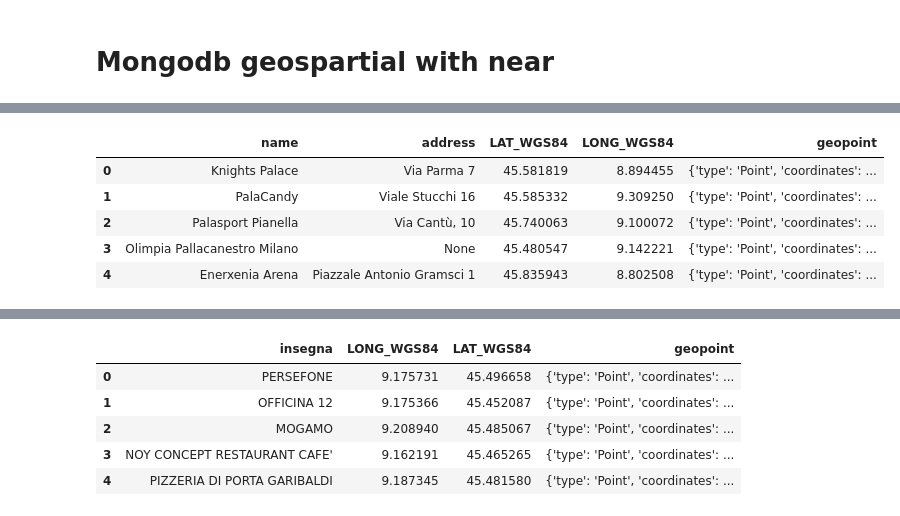
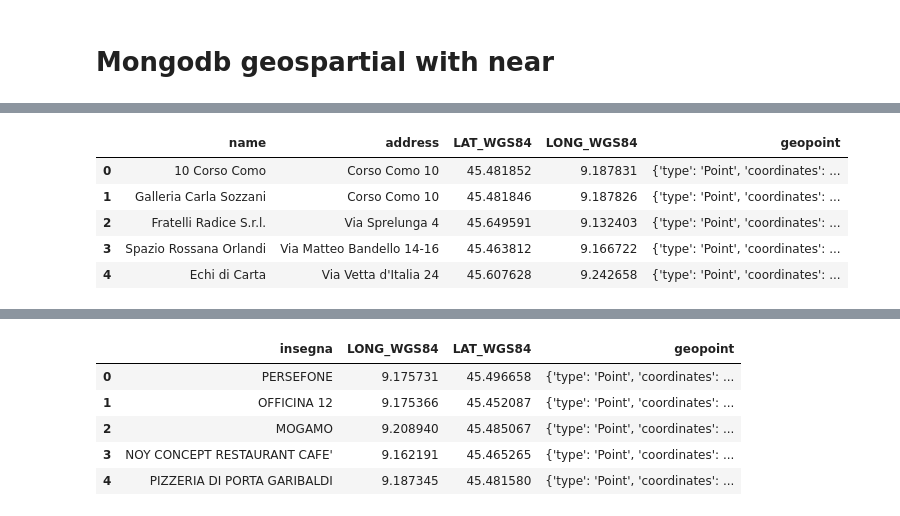
Before and after one commit to must4in3/3-geospartial-data-project, a Jupyter notebook: Results, GeoQueries and Data Visualization.ipynb, the cells around one changed output, grey strips where cells are left out. Saved outputs shown, nothing was run; the diff lists cells and outputs as text; code cells hidden in the pictures.

```diff
--- a/Results, GeoQueries and Data Visualization.ipynb
+++ b/Results, GeoQueries and Data Visualization.ipynb
@@ -38,12 +76,13 @@ creaMarkerenMapa(aeropuertos_table, '#3186cc', 'LAT_WGS84', 'LONG_WGS84', ["name
 # %%
+# mismo procedimiento
 query = {"name":{"$ne": None}}
 projection = {"_id":0}
-clean_db_basketballs = queryMongo(db, 'clean_db_basketballs', query, projection)
-clean_db_basketballs.head(5)
+clean_db_design = queryMongo(db, 'new_design', query, projection)
+clean_db_design.head(5)
 # %% [output]
 |  | name | address | LAT_WGS84 | LONG_WGS84 | geopoint |
-| 0 | Knights Palace | Via Parma 7 | 45.581819 | 8.894455 | {'type': 'Point', 'coordinates': ... |
-| 1 | PalaCandy | Viale Stucchi 16 | 45.585332 | 9.309250 | {'type': 'Point', 'coordinates': ... |
-| 2 | Palasport Pianella | Via Cantù, 10 | 45.740063 | 9.100072 | {'type': 'Point', 'coordinates': ... |
-| 3 | Olimpia Pallacanestro Milano | None | 45.480547 | 9.142221 | {'type': 'Point', 'coordinates': ... |
-| 4 | Enerxenia Arena | Piazzale Antonio Gramsci 1 | 45.835943 | 8.802508 | {'type': 'Point', 'coordinates': ... |
+| 0 | 10 Corso Como | Corso Como 10 | 45.481852 | 9.187831 | {'type': 'Point', 'coordinates': ... |
+| 1 | Galleria Carla Sozzani | Corso Como 10 | 45.481846 | 9.187826 | {'type': 'Point', 'coordinates': ... |
+| 2 | Fratelli Radice S.r.l. | Via Sprelunga 4 | 45.649591 | 9.132403 | {'type': 'Point', 'coordinates': ... |
+| 3 | Spazio Rossana Orlandi | Via Matteo Bandello 14-16 | 45.463812 | 9.166722 | {'type': 'Point', 'coordinates': ... |
+| 4 | Echi di Carta | Via Vetta d'Italia 24 | 45.607628 | 9.242658 | {'type': 'Point', 'coordinates': ... |
```
Also changed, not shown: parts of 33 cells of this notebook, 3 other files.
